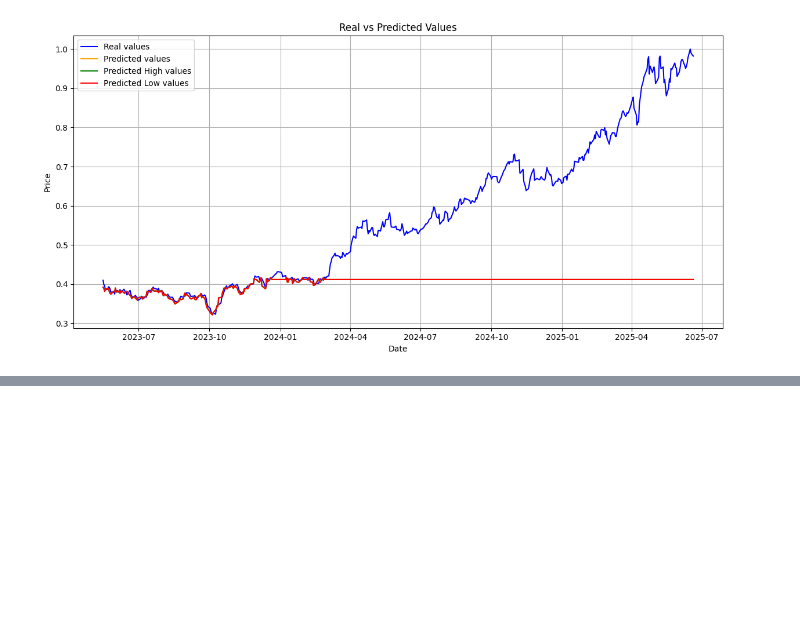
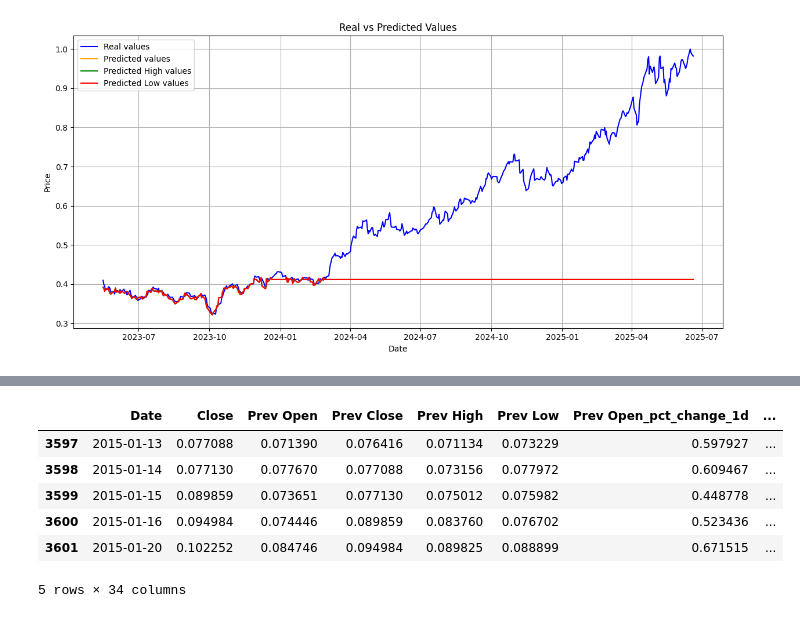
Before and after one commit to sejfovskienes/training_model, a Jupyter notebook: training/train7.ipynb, the cells around one changed output, grey strips where cells are left out. Saved outputs shown, nothing was run; the diff lists cells and outputs as text; code cells hidden in the pictures; blank space fills up the shorter version.

```diff
--- a/training/train7.ipynb
+++ b/training/train7.ipynb
@@ -246,0 +287,16 @@ plt.show()
+# %%
+target = ['Close']
+features = [col for col in df.columns if col not in ['Date', target]]
+
+scaler = MinMaxScaler()
+df[features] = scaler.fit_transform(df[features])
+
+df.head()
+# %% [output]
+|  | Date | Close | Prev Open | Prev Close | Prev High | Prev Low | Prev Open_pct_change_1d | ... |
+| 3597 | 2015-01-13 | 0.077088 | 0.071390 | 0.076416 | 0.071134 | 0.073229 | 0.597927 | ... |
+| 3598 | 2015-01-14 | 0.077130 | 0.077670 | 0.077088 | 0.073156 | 0.077972 | 0.609467 | ... |
+| 3599 | 2015-01-15 | 0.089859 | 0.073651 | 0.077130 | 0.075012 | 0.075982 | 0.448778 | ... |
+| 3600 | 2015-01-16 | 0.094984 | 0.074446 | 0.089859 | 0.083760 | 0.076702 | 0.523436 | ... |
+| 3601 | 2015-01-20 | 0.102252 | 0.084746 | 0.094984 | 0.089825 | 0.088899 | 0.671515 | ... |
+5 rows × 34 columns
```
Also changed, not shown: parts of 10 cells of this notebook, 2 other files.
